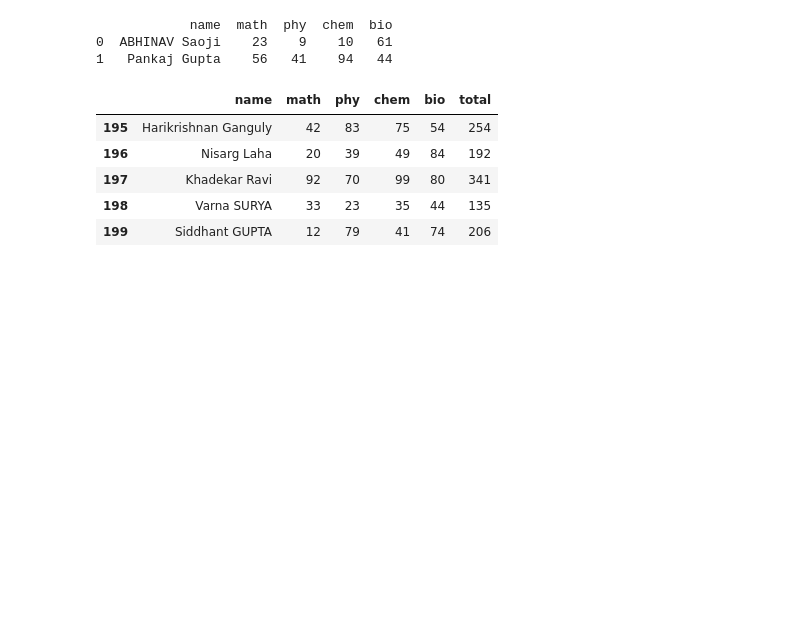
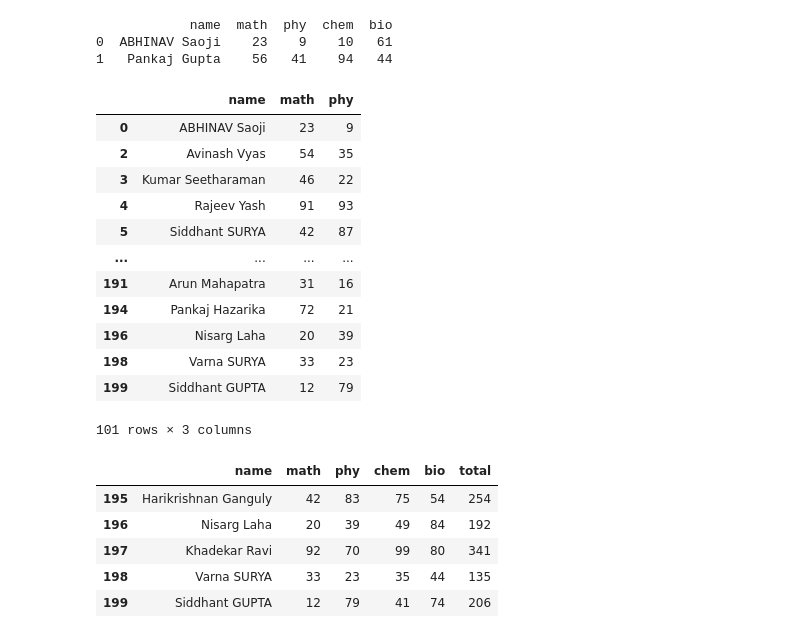
Before and after one commit to alaha999/MLPhyCourse, a Jupyter notebook: week1/tutorials_basic/pandas_basic.ipynb, the cells around one changed output. Saved outputs shown, nothing was run; the diff lists cells and outputs as text; code cells hidden in the pictures; blank space fills up the shorter version.

```diff
--- a/week1/tutorials_basic/pandas_basic.ipynb
+++ b/week1/tutorials_basic/pandas_basic.ipynb
@@ -131,6 +197,22 @@ print(df.loc[[0,1]])
             name  math  phy  chem  bio
 0  ABHINAV Saoji    23    9    10   61
 1   Pankaj Gupta    56   41    94   44
+# %%
+df.loc[df['chem']<50,['name','math','phy']]
+# %% [output]
+|  | name | math | phy |
+| 0 | ABHINAV Saoji | 23 | 9 |
+| 2 | Avinash Vyas | 54 | 35 |
+| 3 | Kumar Seetharaman | 46 | 22 |
+| 4 | Rajeev Yash | 91 | 93 |
+| 5 | Siddhant SURYA | 42 | 87 |
+| ... | ... | ... | ... |
+| 191 | Arun Mahapatra | 31 | 16 |
+| 194 | Pankaj Hazarika | 72 | 21 |
+| 196 | Nisarg Laha | 20 | 39 |
+| 198 | Varna SURYA | 33 | 23 |
+| 199 | Siddhant GUPTA | 12 | 79 |
+101 rows × 3 columns
 # %%
 # Adding a column named total marks
 df["total"]= df.sum(axis=1)
```
Also changed, not shown: parts of 25 cells of this notebook.
